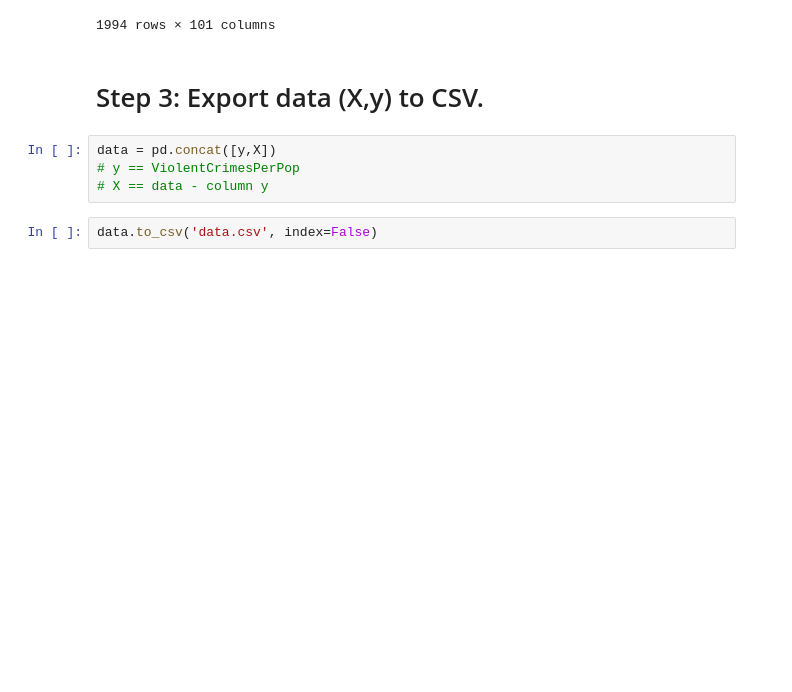
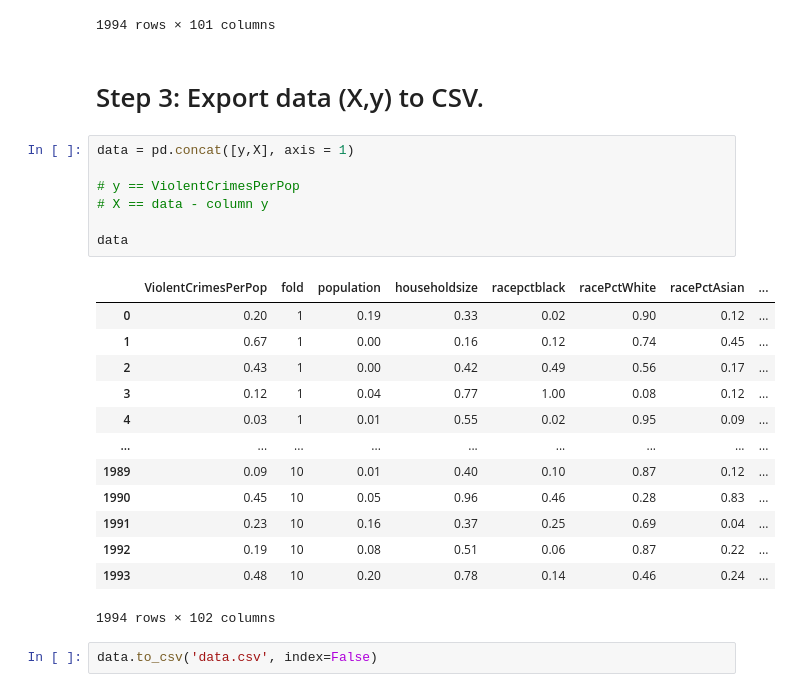
Before and after one commit to dimitris-markopoulos/CrimePredictor-ML, a Jupyter notebook: 0_DataPreparation.ipynb, the cells around one changed output. Cells and saved outputs as stored; diff of their text form; blank space fills up the shorter version.

```diff
--- a/0_DataPreparation.ipynb
+++ b/0_DataPreparation.ipynb
@@ -287,8 +287,25 @@ Successfully dropped - communityname
 # %% [markdown]
 # Step 3: Export data (X,y) to CSV.
 # %%
-data = pd.concat([y,X])
+data = pd.concat([y,X], axis = 1)
+
 # y == ViolentCrimesPerPop
 # X == data - column y
+
+data
+# %% [output]
+|  | ViolentCrimesPerPop | fold | population | householdsize | racepctblack | racePctWhite | racePctAsian | ... |
+| 0 | 0.20 | 1 | 0.19 | 0.33 | 0.02 | 0.90 | 0.12 | ... |
+| 1 | 0.67 | 1 | 0.00 | 0.16 | 0.12 | 0.74 | 0.45 | ... |
+| 2 | 0.43 | 1 | 0.00 | 0.42 | 0.49 | 0.56 | 0.17 | ... |
+| 3 | 0.12 | 1 | 0.04 | 0.77 | 1.00 | 0.08 | 0.12 | ... |
+| 4 | 0.03 | 1 | 0.01 | 0.55 | 0.02 | 0.95 | 0.09 | ... |
+| ... | ... | ... | ... | ... | ... | ... | ... | ... |
+| 1989 | 0.09 | 10 | 0.01 | 0.40 | 0.10 | 0.87 | 0.12 | ... |
+| 1990 | 0.45 | 10 | 0.05 | 0.96 | 0.46 | 0.28 | 0.83 | ... |
+| 1991 | 0.23 | 10 | 0.16 | 0.37 | 0.25 | 0.69 | 0.04 | ... |
+| 1992 | 0.19 | 10 | 0.08 | 0.51 | 0.06 | 0.87 | 0.22 | ... |
+| 1993 | 0.48 | 10 | 0.20 | 0.78 | 0.14 | 0.46 | 0.24 | ... |
+1994 rows × 102 columns
 # %%
 data.to_csv('data.csv', index=False)
```
Also changed, not shown: parts of 1 cell of this notebook.
